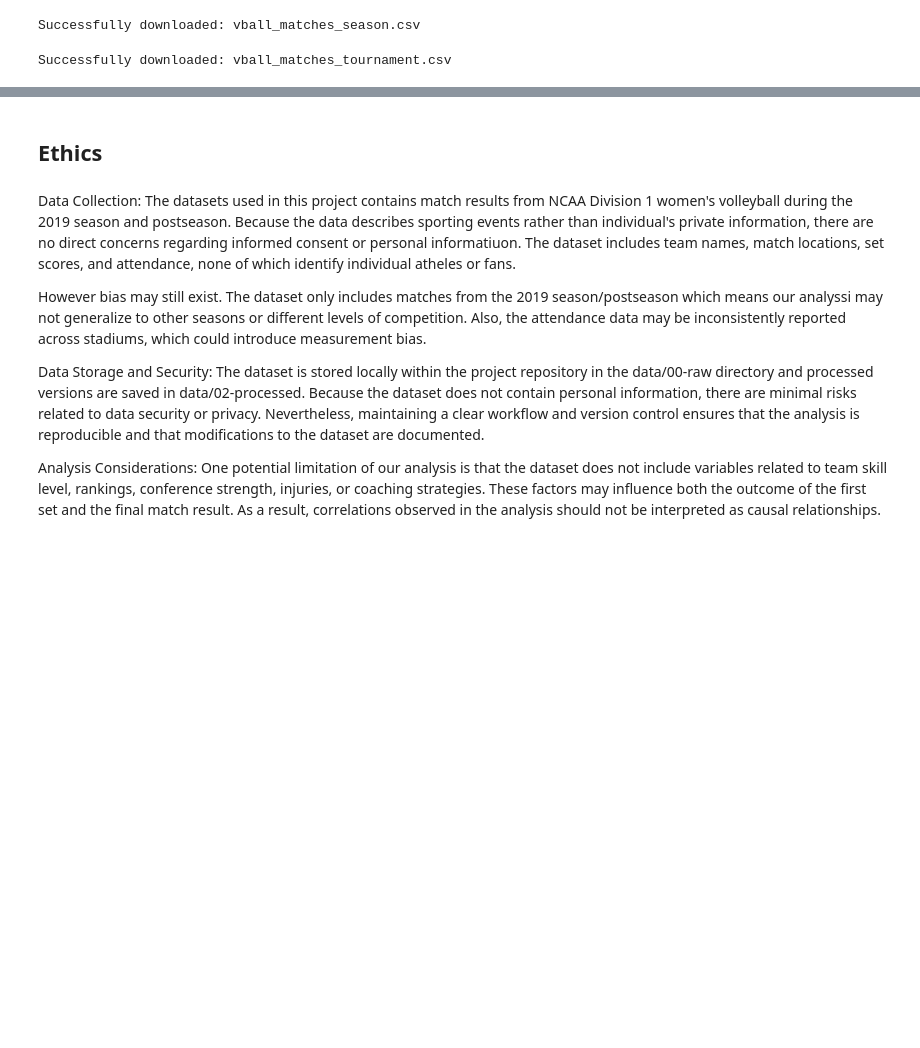
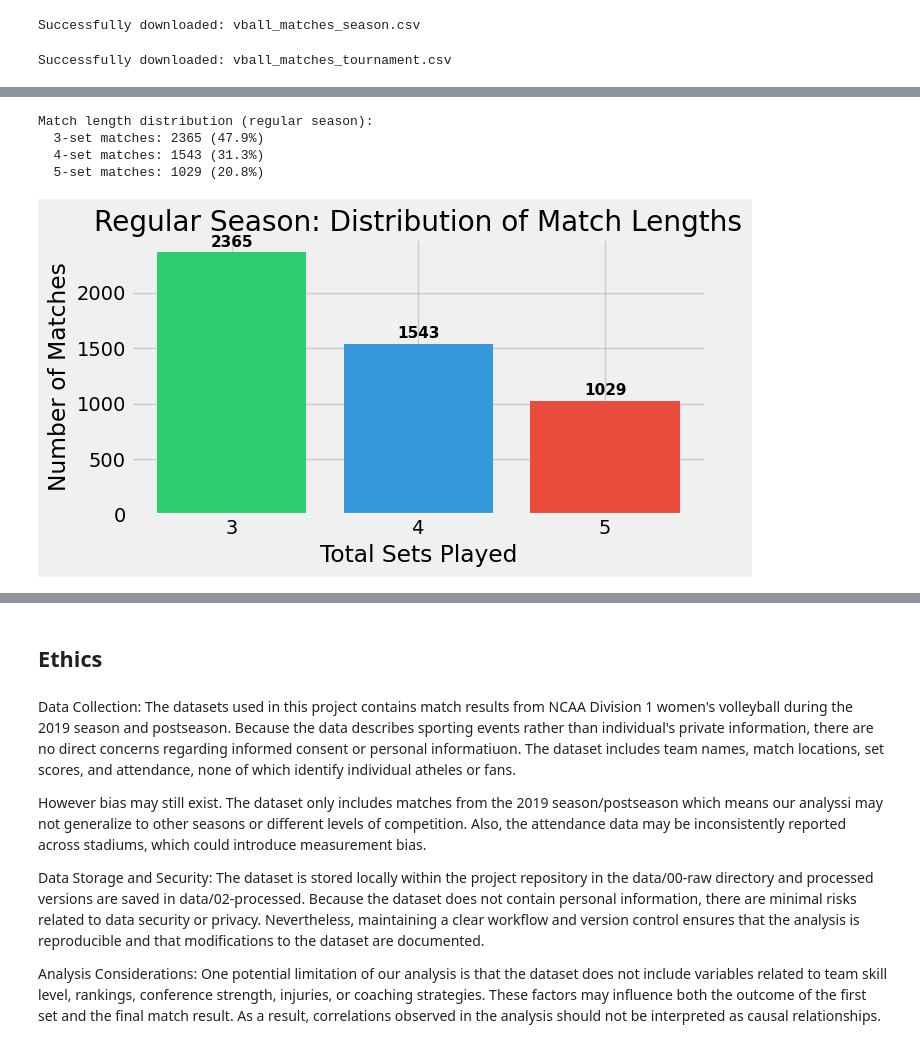
Before and after one commit to COGS108/Group028_WI26, a Jupyter notebook: 02-EDACheckpoint.ipynb, the cells around one changed output, grey strips where cells are left out. Saved outputs shown, nothing was run; the diff lists cells and outputs as text; code cells hidden in the pictures; blank space fills up the shorter version.

```diff
--- a/02-EDACheckpoint.ipynb
+++ b/02-EDACheckpoint.ipynb
@@ -116,7 +88,0 @@ Instructions: REPLACE the contents of this cell and the one below with your work
-# %%
-import pandas as pd
-df = pd.read_csv('data/00-raw/vball_matches_season.csv')
-df = df.dropna(subset=['site'])
-df['total_sets'] = df['sets_1'] + df['sets_2']
-df_competitive = df[df['total_sets'] >= 4]
-df.head()
@@ -200,0 +89,17 @@ Some more words and stuff.  Remember notebooks work best if you interleave the c
+# %%
+%matplotlib inline
+import numpy as np
+import pandas as pd
+import matplotlib.pyplot as plt
+from scipy import stats
+import warnings
+warnings.filterwarnings('ignore')
+plt.style.use("fivethirtyeight")
+
+season = pd.read_csv("data/00-raw/ncaa-volleyball-2019.csv")
+tournament = pd.read_csv("data/00-raw/ncaa-volleyball-2019-tournament.csv")
+
+print(f"Regular season matches: {len(season)}")
+print(f"Tournament matches: {len(tournament)}")
+print(f"\nRegular season columns: {list(season.columns)}")
+season.head()
@@ -200,0 +179,3 @@ Some more words and stuff.  Remember notebooks work best if you interleave the c
+# %%
+season = clean_and_engineer(season)
+tournament = clean_and_engineer(tournament)
@@ -200,0 +220,22 @@ Some more words and stuff.  Remember notebooks work best if you interleave the c
+# %%
+set_counts = season['total_sets'].value_counts().sort_index()
+print("Match length distribution (regular season):")
+for sets, count in set_counts.items():
+    print(f"  {sets}-set matches: {count} ({count/len(season):.1%})")
+
+fig, ax = plt.subplots(figsize=(7, 4))
+bars = ax.bar(set_counts.index.astype(str), set_counts.values, color=['#2ecc71', '#3498db', '#e74c3c'])
+ax.set_xlabel('Total Sets Played')
+ax.set_ylabel('Number of Matches')
+ax.set_title('Regular Season: Distribution of Match Lengths')
+for bar, val in zip(bars, set_counts.values):
+    ax.text(bar.get_x() + bar.get_width()/2., bar.get_height() + 20,
+            str(val), ha='center', va='bottom', fontsize=11, fontweight='bold')
+plt.tight_layout()
+plt.show()
+# %% [output]
+Match length distribution (regular season):
+  3-set matches: 2365 (47.9%)
+  4-set matches: 1543 (31.3%)
+  5-set matches: 1029 (20.8%)
+[figure, added]
```
Also changed, not shown: parts of 25 cells of this notebook, 1 other file.
